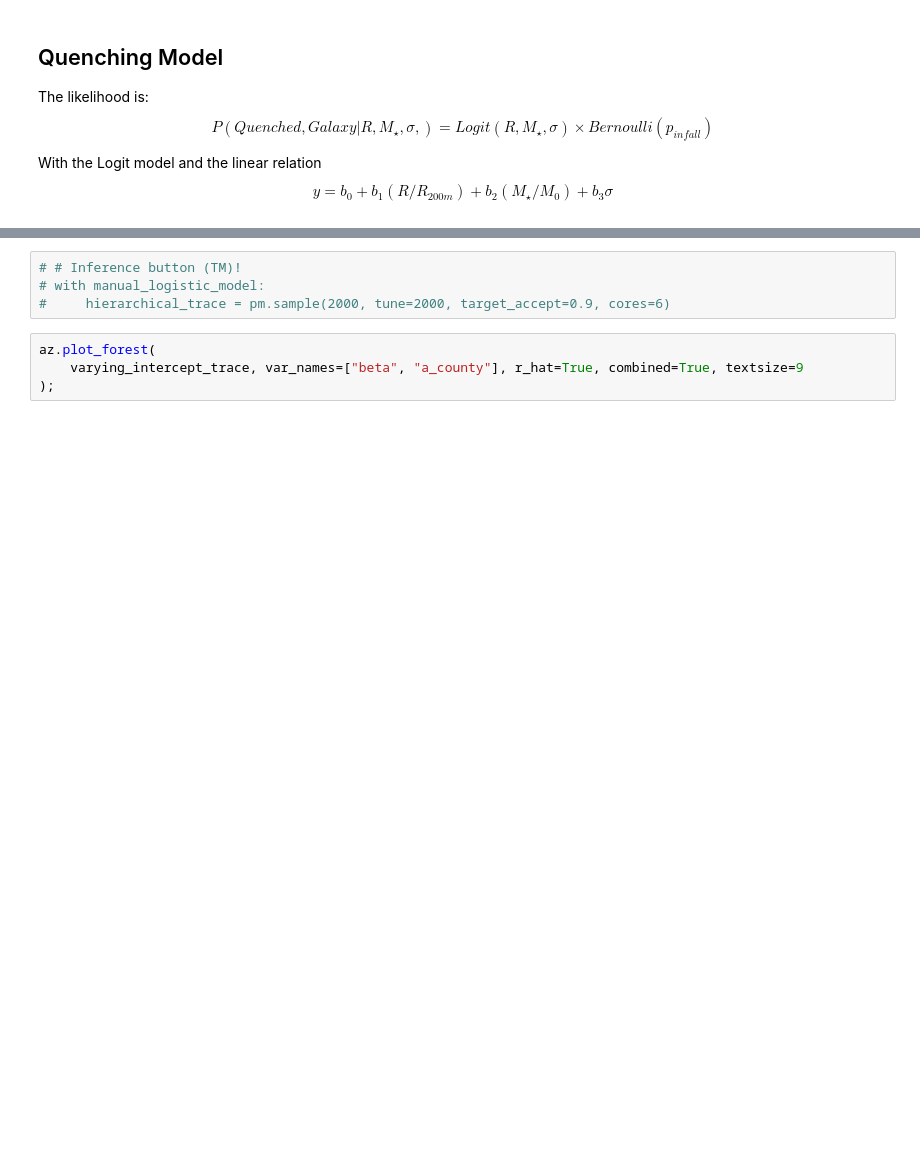
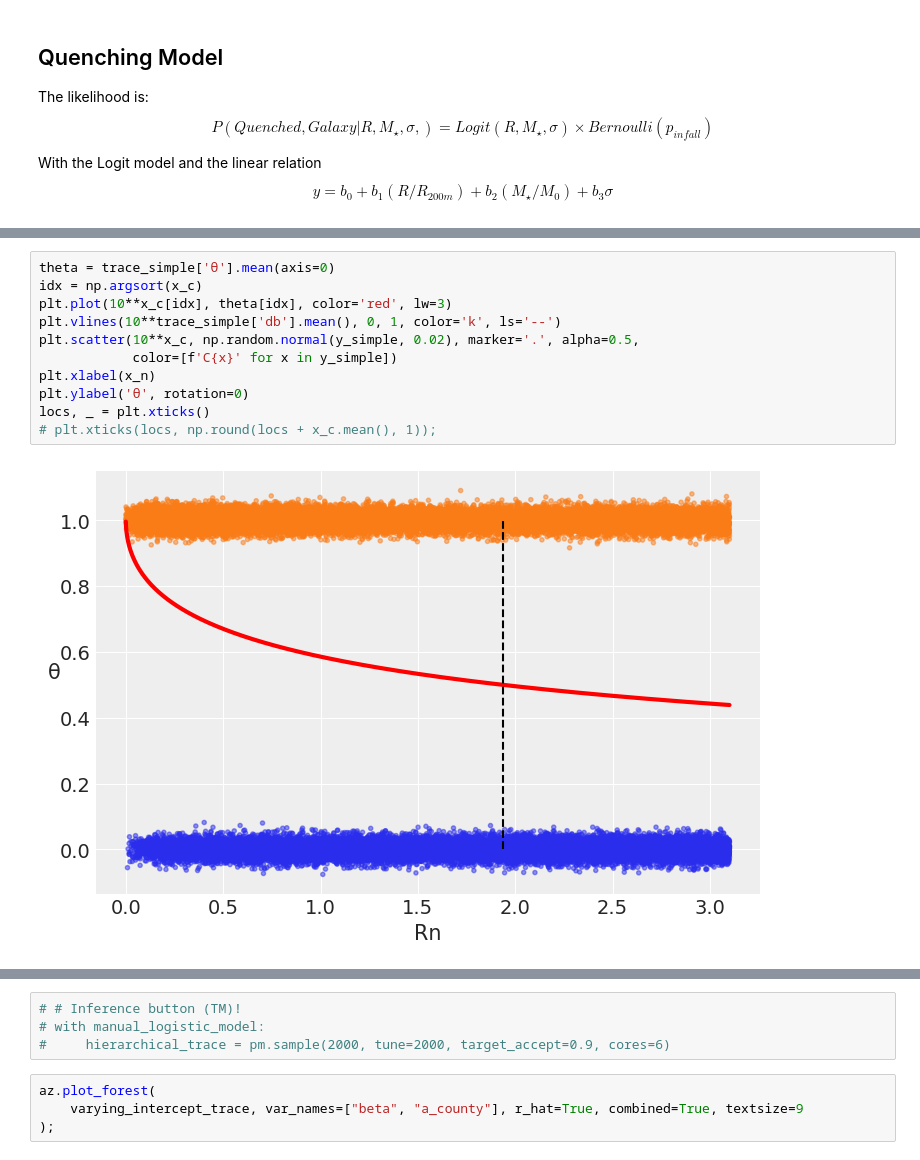
Before and after one commit to estevesjh/galaxyFormation, a Jupyter notebook: bayesianAnalysis/logisticRegression.ipynb, the cells around one changed output, grey strips where cells are left out. Saved outputs shown, nothing was run; the diff lists cells and outputs as text; blank space fills up the shorter version.

```diff
--- a/bayesianAnalysis/logisticRegression.ipynb
+++ b/bayesianAnalysis/logisticRegression.ipynb
@@ -154,0 +222,13 @@ with pm.Model(coords=coords) as manual_logistic_model:
+# %%
+theta = trace_simple['θ'].mean(axis=0)
+idx = np.argsort(x_c)
+plt.plot(10**x_c[idx], theta[idx], color='red', lw=3)
+plt.vlines(10**trace_simple['db'].mean(), 0, 1, color='k', ls='--')
+plt.scatter(10**x_c, np.random.normal(y_simple, 0.02), marker='.', alpha=0.5,
+            color=[f'C{x}' for x in y_simple])
+plt.xlabel(x_n)
+plt.ylabel('θ', rotation=0)
+locs, _ = plt.xticks()
+# plt.xticks(locs, np.round(locs + x_c.mean(), 1));
+# %% [output]
+[figure, added]
```
Also changed, not shown: parts of 69 cells of this notebook.
